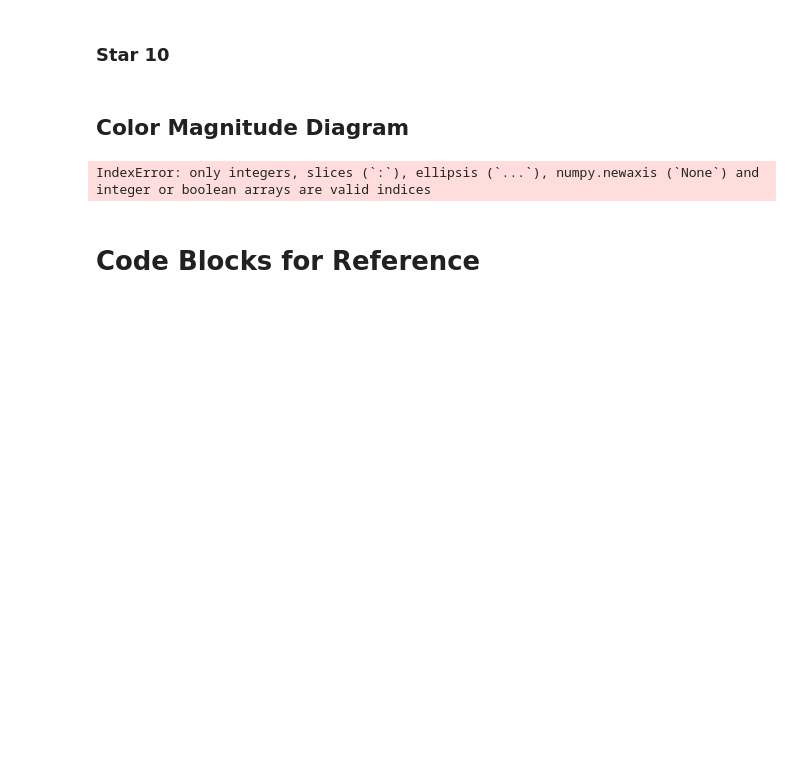
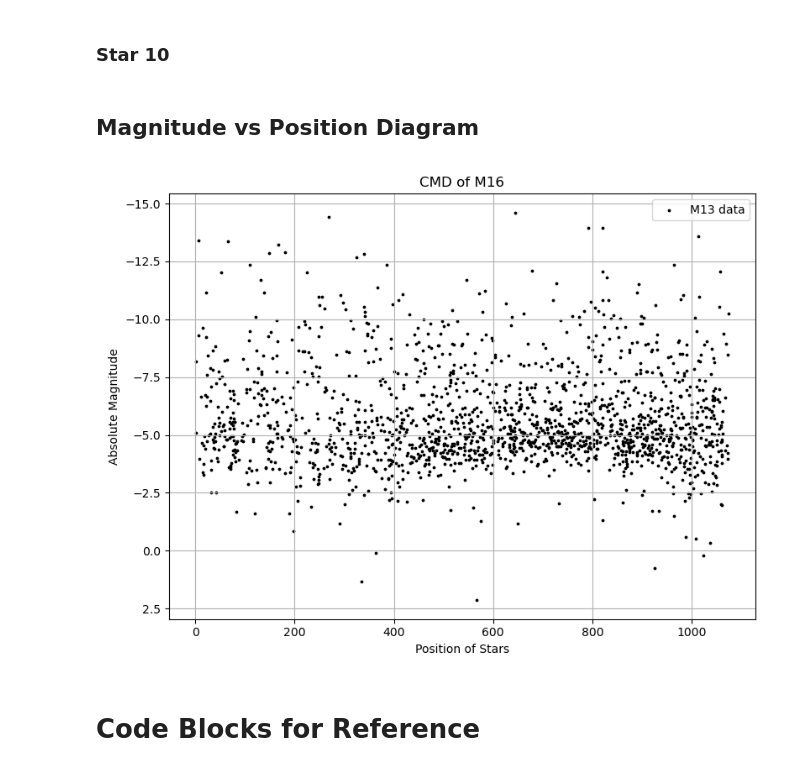
Before and after one commit to Ithea-EC/Photometry-Project-3, a Jupyter notebook: photometry_project.ipynb, the cells around one changed output. Cells and saved outputs as stored; diff of their text form; code cells hidden in the pictures; blank space fills up the shorter version.

Commit message:
plotted position vs magnitude diagram (Your Name=mya)

```diff
--- a/photometry_project.ipynb
+++ b/photometry_project.ipynb
@@ -322,7 +322,7 @@ m16_cutout9.fit_star_psf(m16_data, 790, 203, 15, ___)
 m16_cutout10 = ClusterAnalyzer(m16_file, m16_data, m16_hdu_list)
 m16_cutout10.fit_star_psf(m16_data, 564, 10, 15, ___)
 # %% [markdown]
-## Color Magnitude Diagram
+## Magnitude vs Position Diagram
 # %%
 import numpy as np
 import matplotlib.image as mpimg
@@ -333,31 +333,30 @@ import pandas as pd
 import astropy.io.fits as fits
 # %%
 
-magnitudes = m16_hdu_list[1].data["PSFMAG"] #potential key for accessing magnitudes from HDU list
-magnitudes = np.array(magnitudes)
+magnitudesf1 = sources['mag'] #potential key for accessing magnitudes from HDU list
 
 # Creating arrays for g-band and r-band magnitudes
-g_band = magnitudes[:, 1]
-r_band = magnitudes[:, 2]
+#g_band = magnitudes[:, 1]
+#r_band = magnitudes[:, 2]
 
 # Calculating color (g - r)
-color_data1 = g_band - r_band
+#color_data1 = magnitudesf2 - magnitudesf1
 
 # Plotting the CMD
 plt.figure(figsize=(8, 6))
-plt.scatter(color_data1, r_band, s=3, color="black", label="M13 data")
-plt.ylim(10, 30)
+plt.scatter(sources['x_centroid'], sources['mag'], s=3, color="black", label="M13 data")
+plt.ylim()
 plt.gca().invert_yaxis()
-plt.xlim(-2, 2)
+plt.xlim()
 plt.title("CMD of M16")
-plt.ylabel("Apparent Magnitude (r-band)")
-plt.xlabel("Color (g - r)")
+plt.ylabel("Absolute Magnitude")
+plt.xlabel("Position of Stars")
 plt.legend()
 plt.grid(True)
 plt.tight_layout()
 plt.show()
 # %% [output]
-IndexError: only integers, slices (`:`), ellipsis (`...`), numpy.newaxis (`None`) and integer or boolean arrays are valid indices
+[figure, added]
 # %% [markdown]
 # Code Blocks for Reference
 # %%
```
Also changed, not shown: 1 other file.
